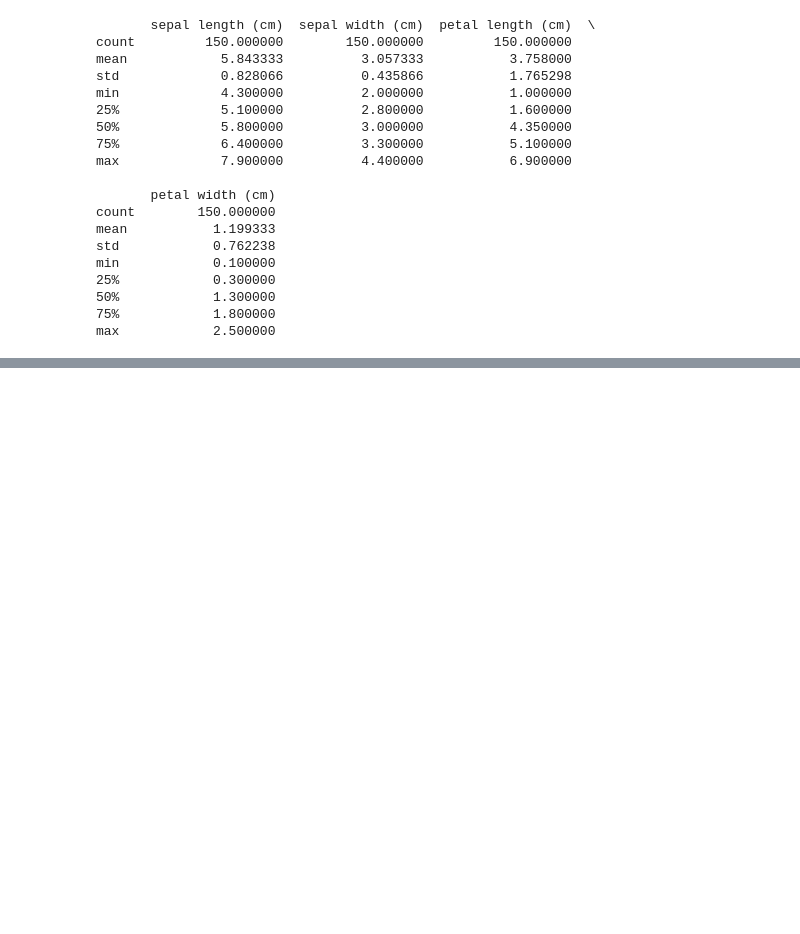
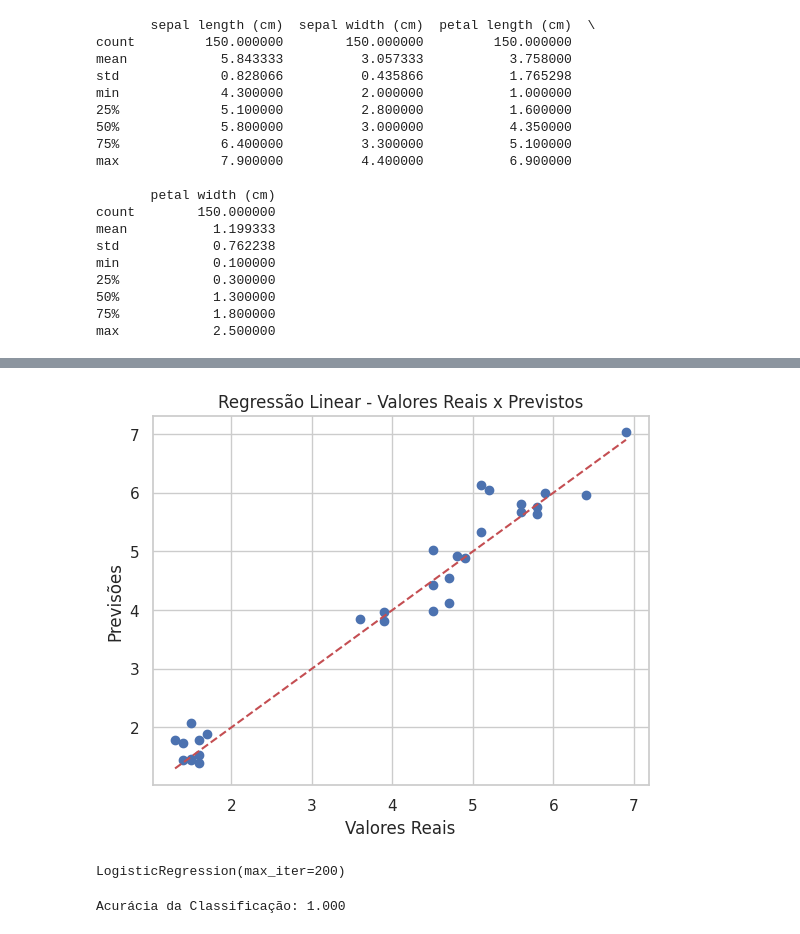
Before and after one commit to dsnato/data-science, a Jupyter notebook: projeto_ml_dataset_iris.ipynb, the cells around one changed output, grey strips where cells are left out. Drawn from its saved outputs; the diff is of its cells as text; code cells hidden in the pictures; blank space fills up the shorter version.

```diff
--- a/projeto_ml_dataset_iris.ipynb
+++ b/projeto_ml_dataset_iris.ipynb
@@ -77,0 +85,9 @@ sns.heatmap(X.corr(), annot=True, cmap='coolwarm')
+# %%
+# 3. Regressão: Prever comprimento da pétala (petal length)
+
+# Usaremos as outras features como preditores
+y_reg = X['petal length (cm)']
+X_reg = X.drop(columns=['petal length (cm)'])
+# %%
+# Separar treino e teste
+X_train, X_test, y_train, y_test = train_test_split(X_reg, y_reg, test_size=0.2, random_state=42)
@@ -77,0 +100,3 @@ sns.heatmap(X.corr(), annot=True, cmap='coolwarm')
+# %%
+# Previsões
+y_pred = reg_model.predict(X_test)
@@ -77,0 +109,10 @@ sns.heatmap(X.corr(), annot=True, cmap='coolwarm')
+# %%
+# Visualização
+plt.scatter(y_test, y_pred)
+plt.xlabel('Valores Reais')
+plt.ylabel('Previsões')
+plt.title('Regressão Linear - Valores Reais x Previstos')
+plt.plot([y_test.min(), y_test.max()], [y_test.min(), y_test.max()], 'r--' )
+plt.show()
+# %% [output]
+[figure, added]
@@ -77,0 +124,6 @@ sns.heatmap(X.corr(), annot=True, cmap='coolwarm')
+# %%
+#Treinar modelo de classificação
+clf_model = LogisticRegression(max_iter=200)
+clf_model.fit(X_train, y_train)
+# %% [output]
+LogisticRegression(max_iter=200)
@@ -77,0 +133,6 @@ sns.heatmap(X.corr(), annot=True, cmap='coolwarm')
+# %%
+# Avaliação
+acc = accuracy_score(y_test, y_pred_class)
+print(f'Acurácia da Classificação: {acc:.3f}')
+# %% [output]
+Acurácia da Classificação: 1.000
```
Also changed, not shown: parts of 14 cells of this notebook.
